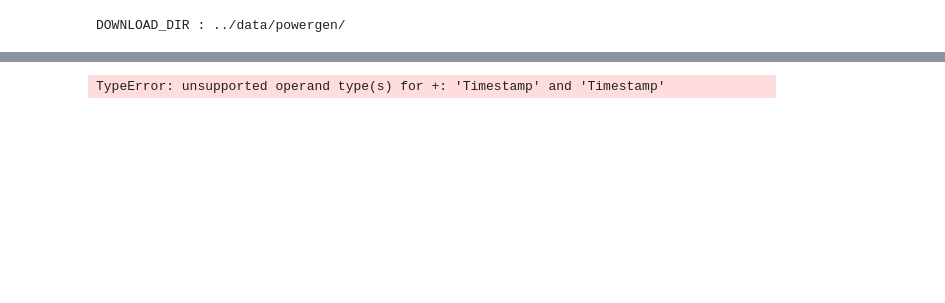
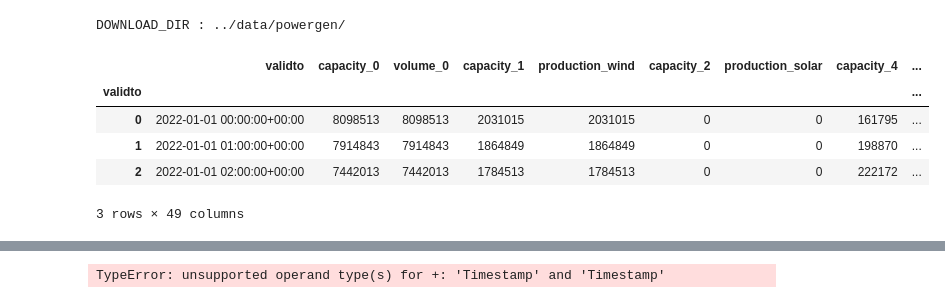
Before and after one commit to tvgerwe/ENEXIS, a Jupyter notebook: workspaces/sandeep/ned/ned-plots.ipynb, the cells around one changed output, grey strips where cells are left out. Drawn from its saved outputs; the diff is of its cells as text; code cells hidden in the pictures; blank space fills up the shorter version.

```diff
--- a/workspaces/sandeep/ned/ned-plots.ipynb
+++ b/workspaces/sandeep/ned/ned-plots.ipynb
@@ -3,36 +3,44 @@ import pandas as pd
 import matplotlib.pyplot as plt
 import json
 import pickle
 
 # Load API Key and download directory from config file
 CONFIG_FILE = "../config/api-call.json"
 
 def load_config(config_path):
     """Load configuration from a JSON file."""
     with open(config_path, "r") as file:
         return json.load(file)
 
 # Load config values
 config = load_config(CONFIG_FILE)
 
 # print(config)
 DOWNLOAD_DIR = config["ned"]["ned_download_dir"]
 print("DOWNLOAD_DIR :", DOWNLOAD_DIR)
-pkl_file_path = f'{DOWNLOAD_DIR}/power-gen-type-0.pkl'
+csv_file_path = f'{DOWNLOAD_DIR}/power-gen-consolidated-data-2022-2024.csv'
 
 # with open('../data/dc-ned-json-data-1.pkl', 'rb') as pickle_file:
-with open(pkl_file_path, 'rb') as pickle_file:
-    dc_ned_json_data_1 = pickle.load(pickle_file)
+with open(csv_file_path, 'rb') as csv_file:
+    dc_ned_json_data_1 = pd.read_csv(csv_file)
 
 # df_ned_json_data = dc_ned_json_data_1['df_orig']
 df = pd.DataFrame(dc_ned_json_data_1)  # Convert dictionary to DataFrame
 
 df.index.name = 'validto'
 
 # Zorg ervoor dat de datumkolom wordt herkend als datetime
 df['validto'] = pd.to_datetime(df['validto'])
+
+df.head(3)
 # %% [output]
 DOWNLOAD_DIR : ../data/powergen/
+|  | validto | capacity_0 | volume_0 | capacity_1 | production_wind | capacity_2 | production_solar | capacity_4 | ... |
+| validto |  |  |  |  |  |  |  |  | ... |
+| 0 | 2022-01-01 00:00:00+00:00 | 8098513 | 8098513 | 2031015 | 2031015 | 0 | 0 | 161795 | ... |
+| 1 | 2022-01-01 01:00:00+00:00 | 7914843 | 7914843 | 1864849 | 1864849 | 0 | 0 | 198870 | ... |
+| 2 | 2022-01-01 02:00:00+00:00 | 7442013 | 7442013 | 1784513 | 1784513 | 0 | 0 | 222172 | ... |
+3 rows × 49 columns
 # %%
 # Ensure the date column is recognized as datetime
 df.index = pd.to_datetime(df.index)
```
Also changed, not shown: parts of 6 cells of this notebook, 5 other files.
